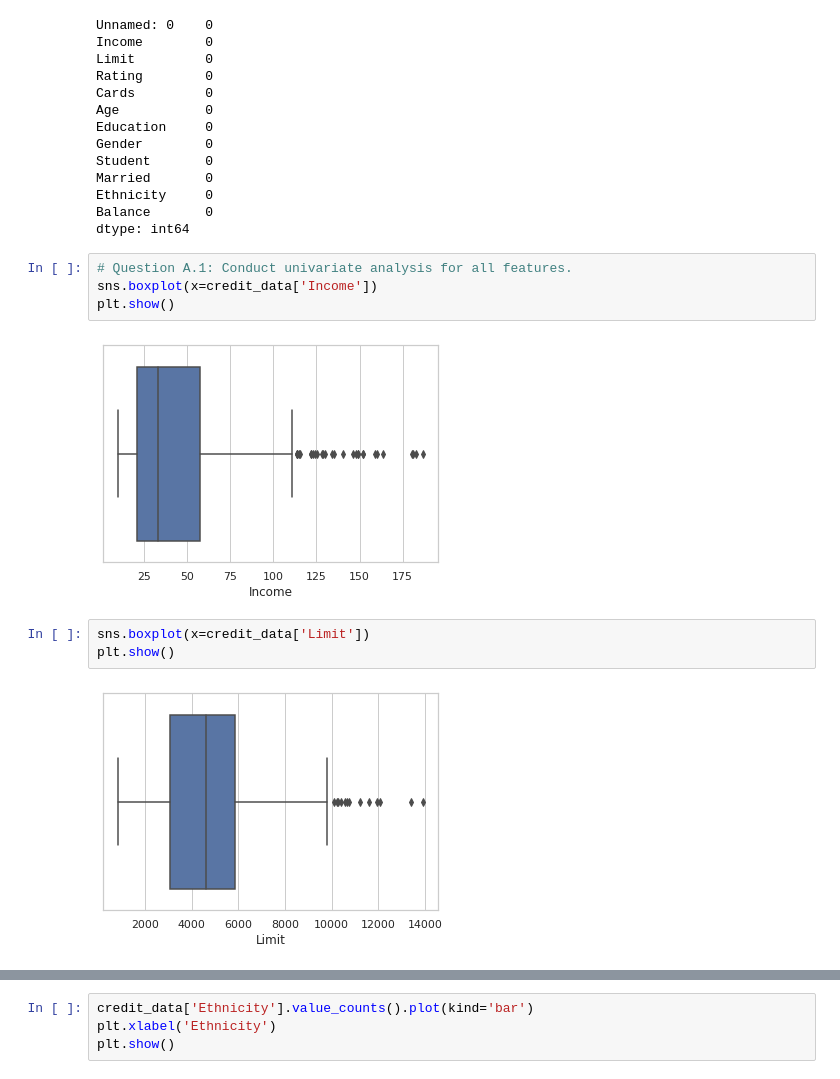
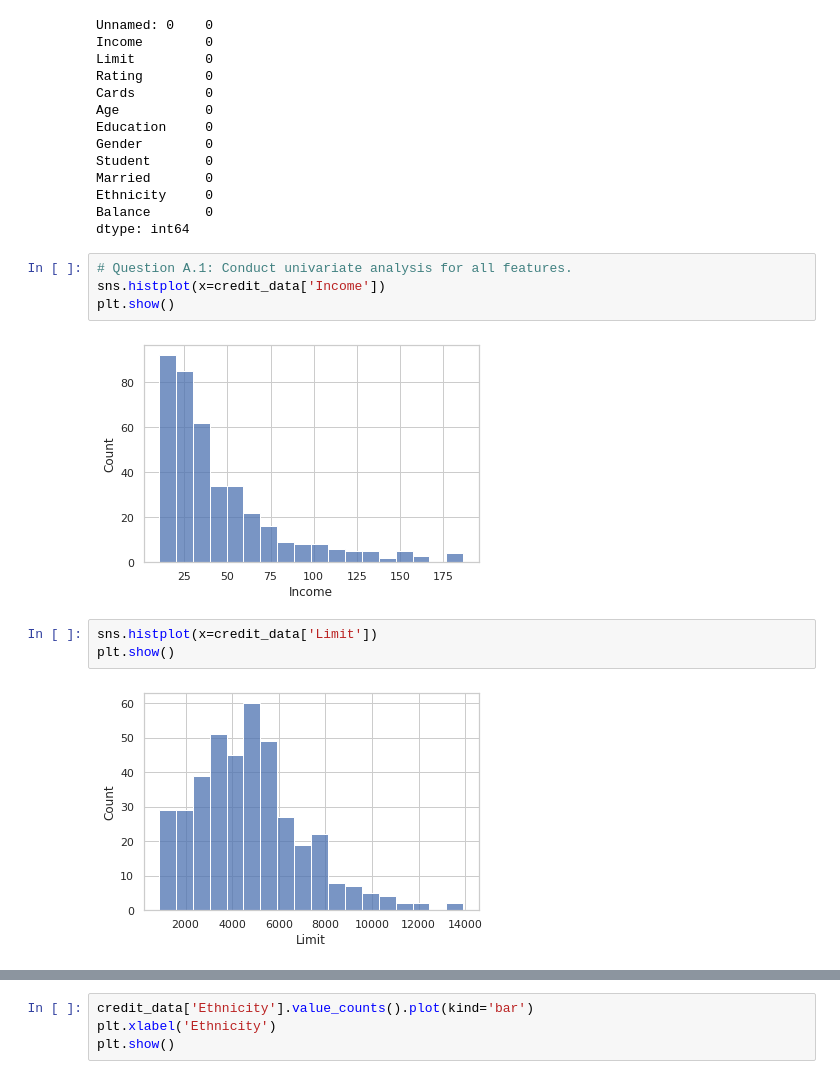
Before and after one commit to ahmedopolis/YCBS-255-Statistical-Machine-Learning, a Jupyter notebook: Assignments/Assignment 2/Assignment02_mcgill_ahmedibrahim.ipynb, the cells around one changed output, grey strips where cells are left out. Drawn from its saved outputs; the diff is of its cells as text.

```diff
--- a/Assignments/Assignment 2/Assignment02_ahmedibrahim.ipynb
+++ b/Assignments/Assignment 2/Assignment02_mcgill_ahmedibrahim.ipynb
@@ -163,13 +174,13 @@ Balance       0
 dtype: int64
 # %%
 # Question A.1: Conduct univariate analysis for all features.
-sns.boxplot(x=credit_data['Income'])
+sns.histplot(x=credit_data['Income'])
 plt.show()
 # %% [output]
-[figure, old version]
+[figure, new version]
 # %%
-sns.boxplot(x=credit_data['Limit'])
+sns.histplot(x=credit_data['Limit'])
 plt.show()
 # %% [output]
-[figure, old version]
+[figure, new version]
 # %%
```
Also changed, not shown: parts of 70 cells of this notebook.
